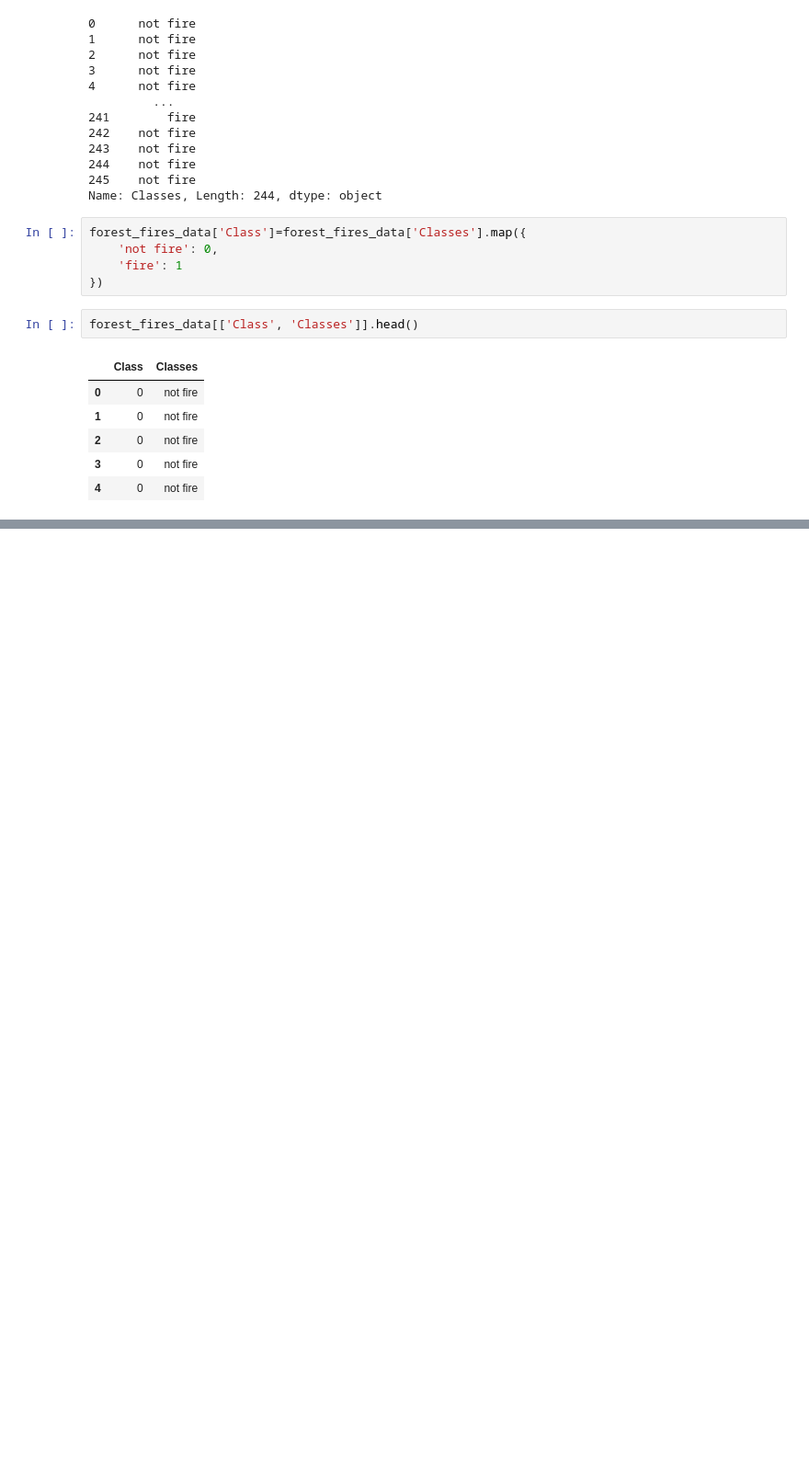
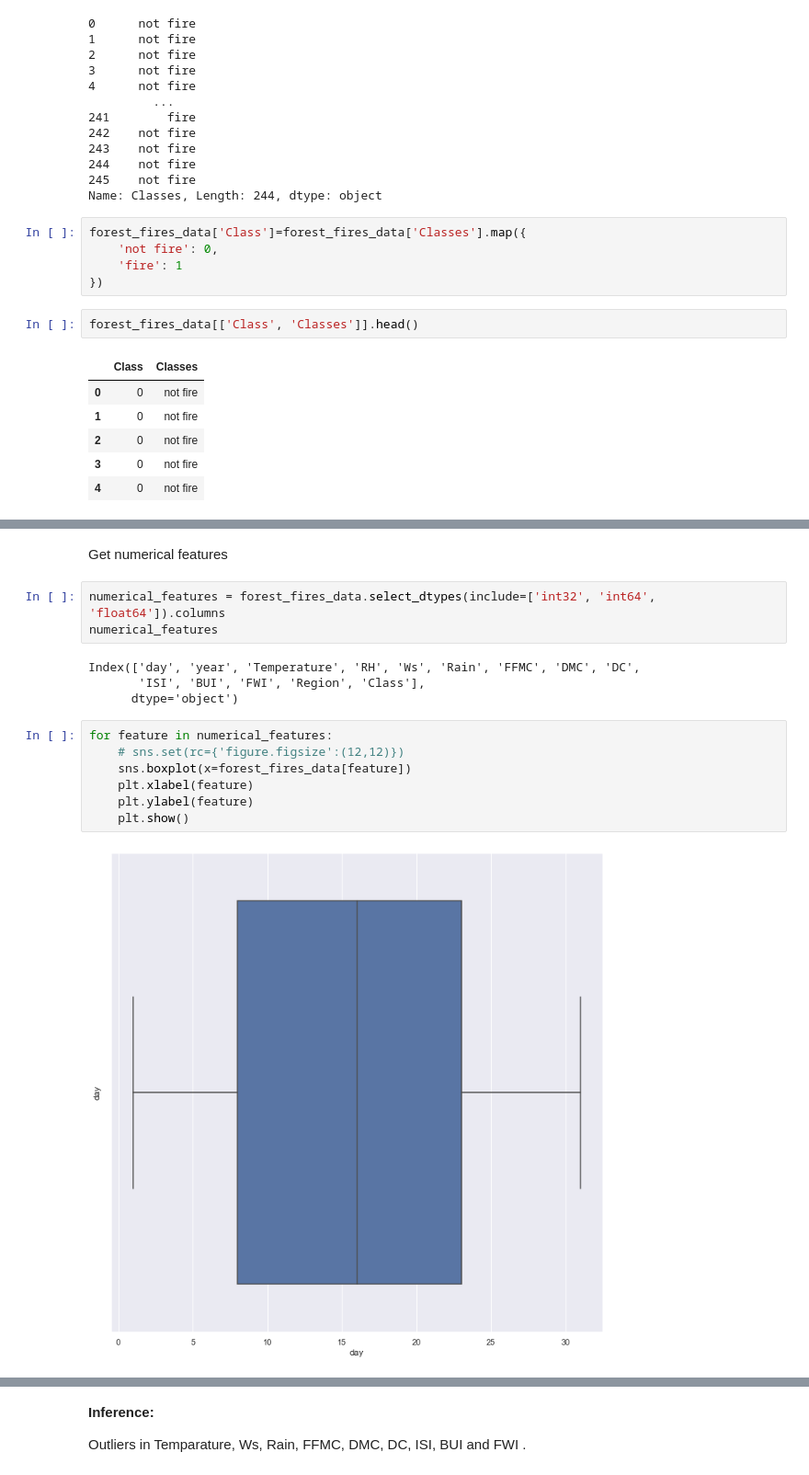
Before and after one commit to jisshub/Algerian-Forest-Fires-Prediction, a Jupyter notebook: Forest_Fire_Prediction.ipynb, the cells around one changed output, grey strips where cells are left out. Shown: that part at 92% size. Cells and saved outputs as stored; diff of their text form; blank space fills up the shorter version.

```diff
--- a/Forest_Fire_Prediction.ipynb
+++ b/Forest_Fire_Prediction.ipynb
@@ -482,0 +516,18 @@ forest_fires_data[['Class', 'Classes']].head()
+# %% [markdown]
+Get numerical features
+# %%
+numerical_features = forest_fires_data.select_dtypes(include=['int32', 'int64', 'float64']).columns
+numerical_features
+# %% [output]
+Index(['day', 'year', 'Temperature', 'RH', 'Ws', 'Rain', 'FFMC', 'DMC', 'DC',
+       'ISI', 'BUI', 'FWI', 'Region', 'Class'],
+      dtype='object')
+# %%
+for feature in numerical_features:
+    # sns.set(rc={'figure.figsize':(12,12)})
+    sns.boxplot(x=forest_fires_data[feature])
+    plt.xlabel(feature)
+    plt.ylabel(feature)
+    plt.show()
+# %% [output]
+[figure, added]
@@ -482,0 +547,4 @@ forest_fires_data[['Class', 'Classes']].head()
+# %% [markdown]
+**Inference:**
+
+Outliers in Temparature, Ws, Rain, FFMC, DMC, DC, ISI, BUI and FWI .
```
Also changed, not shown: parts of 6 cells of this notebook.
